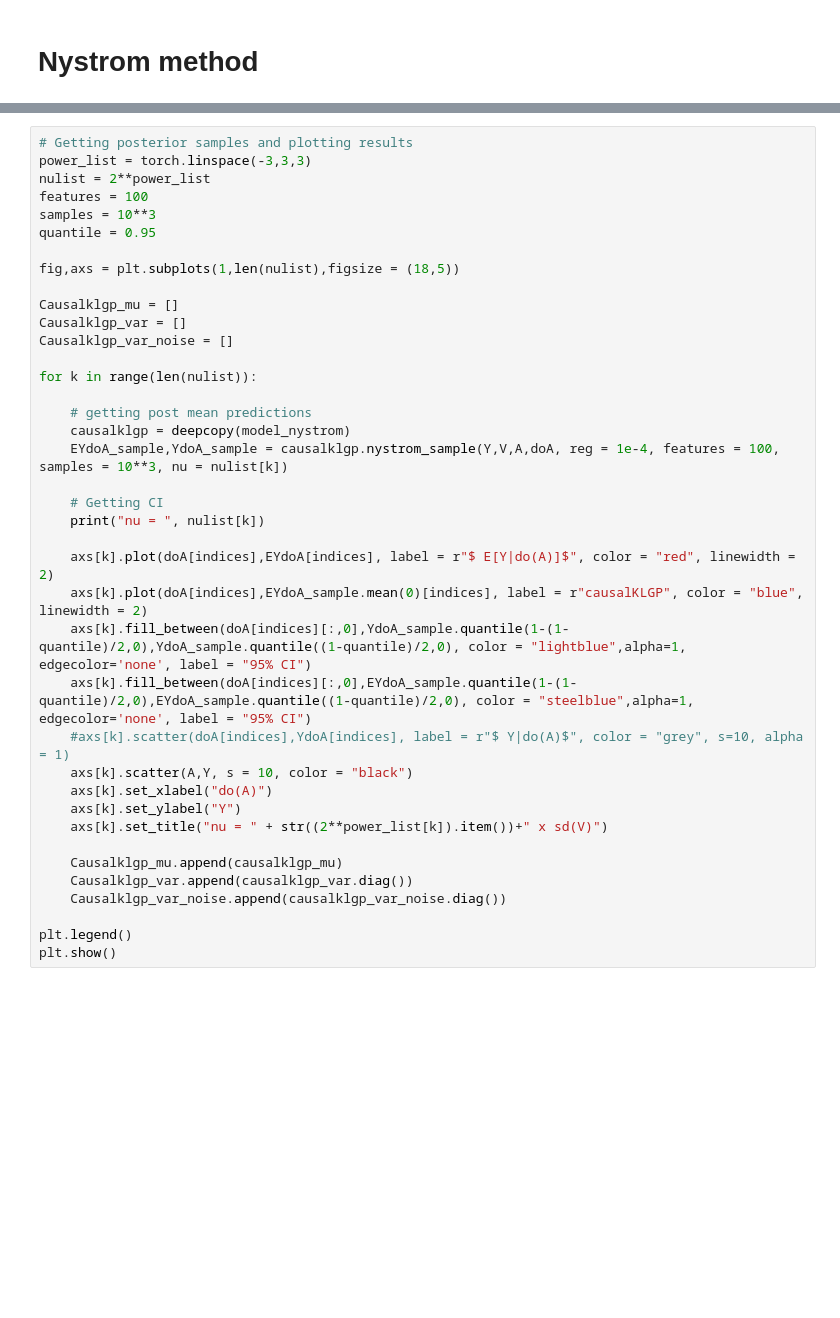
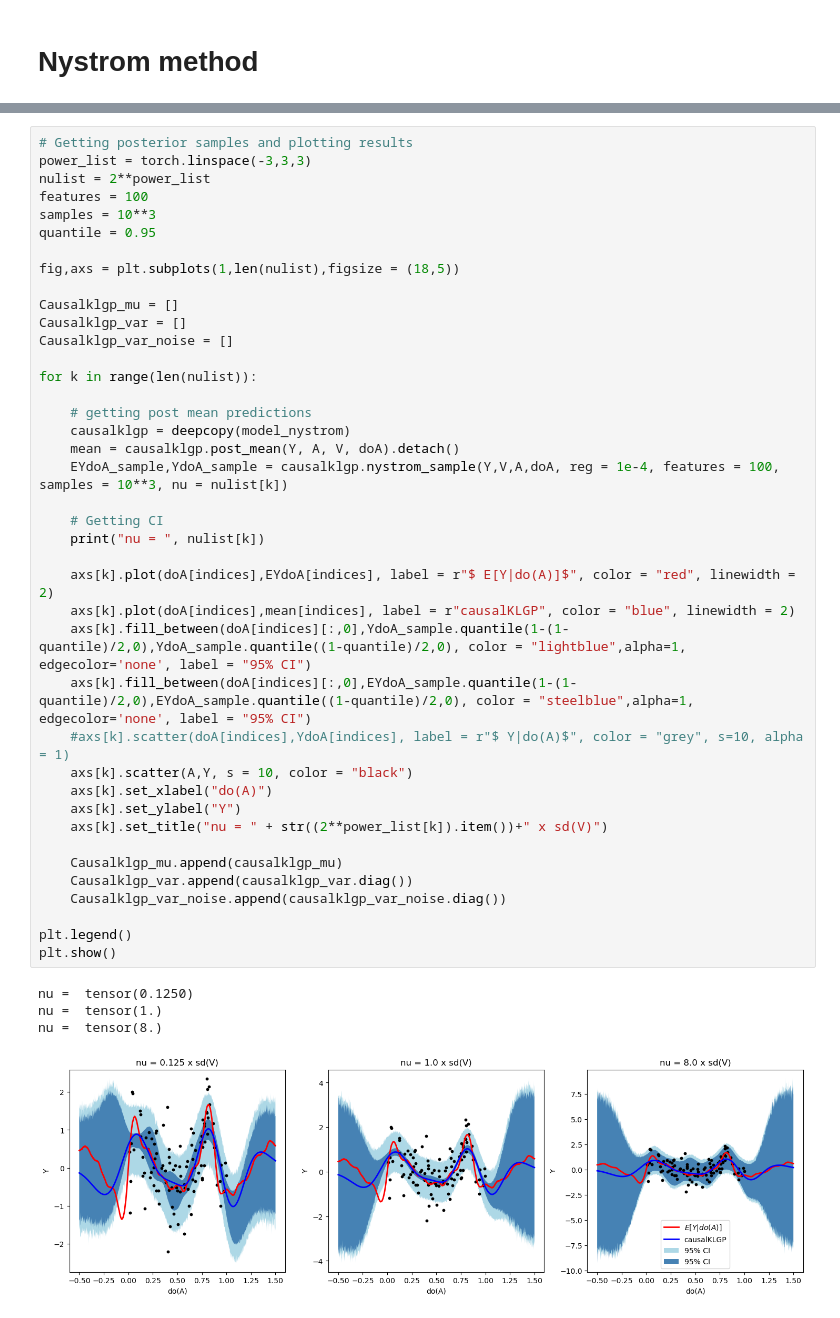
Before and after one commit to HWDance/impspec, a Jupyter notebook: experiments/Abelation.ipynb, the cells around one changed output, grey strips where cells are left out. Cells and saved outputs as stored; diff of their text form; blank space fills up the shorter version.

Commit message:
Abelation study: BayesIMP, causalKLGP complete

```diff
--- a/experiments/Abelation.ipynb
+++ b/experiments/Abelation.ipynb
@@ -308,34 +384,40 @@ quantile = 0.95
 fig,axs = plt.subplots(1,len(nulist),figsize = (18,5))
 
 Causalklgp_mu = []
 Causalklgp_var = []
 Causalklgp_var_noise = []
 
 for k in range(len(nulist)):
 
     # getting post mean predictions
     causalklgp = deepcopy(model_nystrom)
+    mean = causalklgp.post_mean(Y, A, V, doA).detach()
     EYdoA_sample,YdoA_sample = causalklgp.nystrom_sample(Y,V,A,doA, reg = 1e-4, features = 100, samples = 10**3, nu = nulist[k])
 
     # Getting CI
     print("nu = ", nulist[k])
 
     axs[k].plot(doA[indices],EYdoA[indices], label = r"$ E[Y|do(A)]$", color = "red", linewidth = 2)
-    axs[k].plot(doA[indices],EYdoA_sample.mean(0)[indices], label = r"causalKLGP", color = "blue", linewidth = 2)
+    axs[k].plot(doA[indices],mean[indices], label = r"causalKLGP", color = "blue", linewidth = 2)
     axs[k].fill_between(doA[indices][:,0],YdoA_sample.quantile(1-(1-quantile)/2,0),YdoA_sample.quantile((1-quantile)/2,0), color = "lightblue",alpha=1, edgecolor='none', label = "95% CI")
     axs[k].fill_between(doA[indices][:,0],EYdoA_sample.quantile(1-(1-quantile)/2,0),EYdoA_sample.quantile((1-quantile)/2,0), color = "steelblue",alpha=1, edgecolor='none', label = "95% CI")
     #axs[k].scatter(doA[indices],YdoA[indices], label = r"$ Y|do(A)$", color = "grey", s=10, alpha = 1)
     axs[k].scatter(A,Y, s = 10, color = "black")
     axs[k].set_xlabel("do(A)")
     axs[k].set_ylabel("Y")
     axs[k].set_title("nu = " + str((2**power_list[k]).item())+" x sd(V)")
 
     Causalklgp_mu.append(causalklgp_mu)
     Causalklgp_var.append(causalklgp_var.diag())
     Causalklgp_var_noise.append(causalklgp_var_noise.diag())
 
 plt.legend()
 plt.show()
+# %% [output]
+nu =  tensor(0.1250)
+nu =  tensor(1.)
+nu =  tensor(8.)
+[figure, added]
 # %%
 # Calibration plots
 samples = 10**3
```
Also changed, not shown: parts of 11 cells of this notebook.
